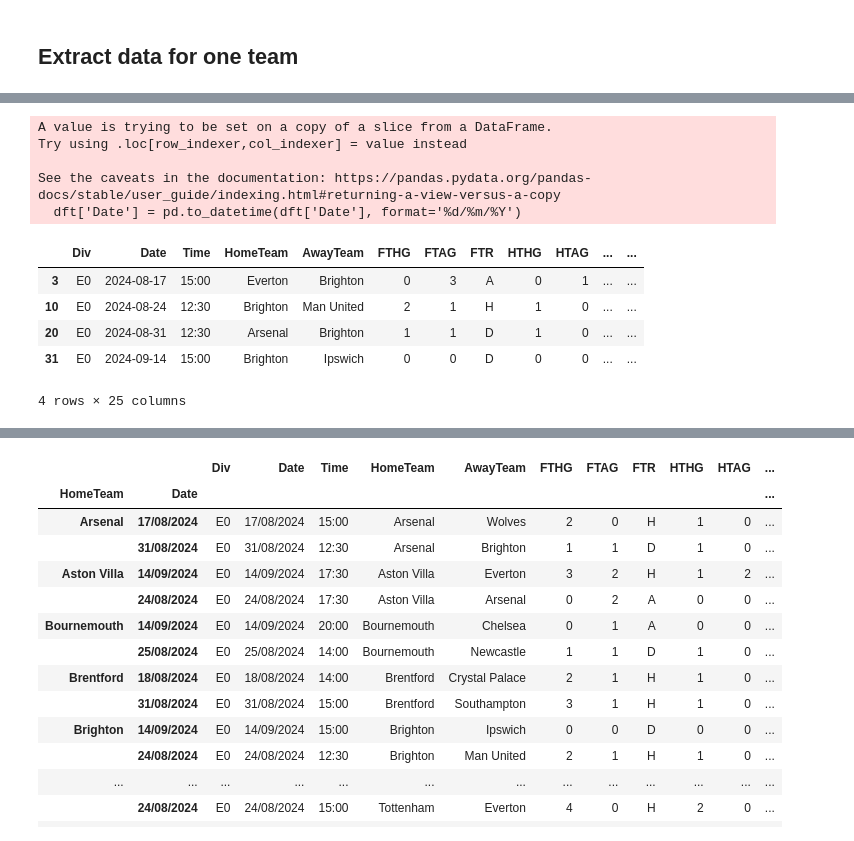
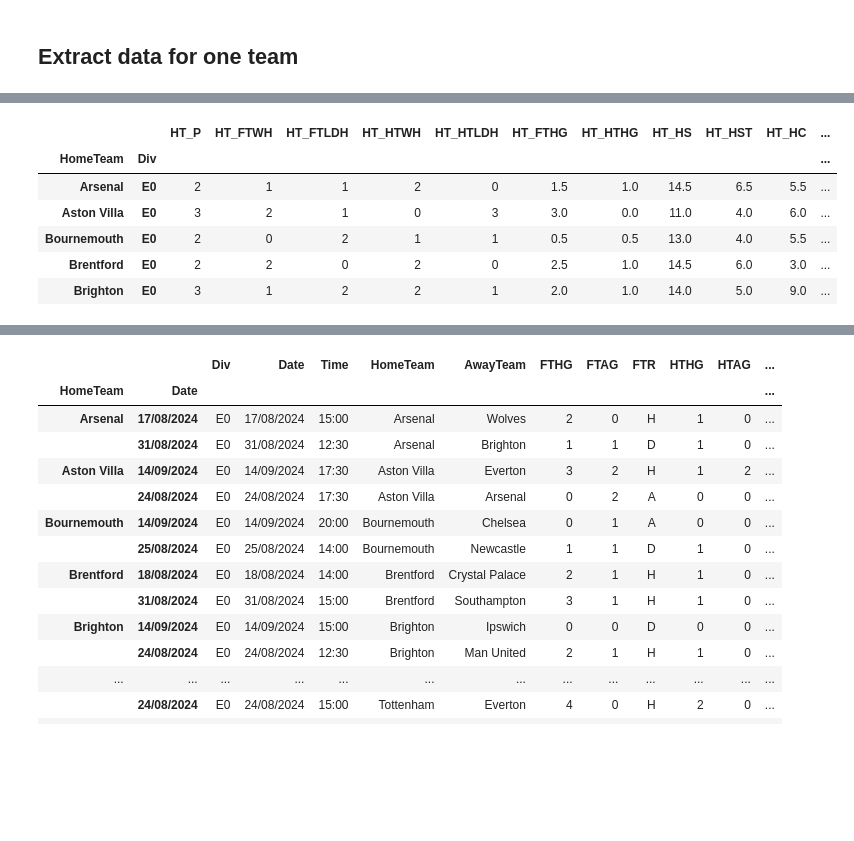
Before and after one commit to atozncoder/ai, a Jupyter notebook: Football-Data.co.uk.ipynb, the cells around one changed output, grey strips where cells are left out. Cells and saved outputs as stored; diff of their text form; code cells hidden in the pictures; blank space fills up the shorter version.

Commit message:
working on the data

```diff
--- a/Football-Data.co.uk.ipynb
+++ b/Football-Data.co.uk.ipynb
@@ -89,8 +57,3 @@ dft
 # %%
-dft['Date'] = pd.to_datetime(dft['Date'], format='%d/%m/%Y')
+# dft['Date'] = pd.to_datetime(dft['Date'], format='%d/%m/%Y')
+# dft = dft.sort_values(by = 'Date', ascending=True)
-# %% [output]
-A value is trying to be set on a copy of a slice from a DataFrame.
-Try using .loc[row_indexer,col_indexer] = value instead
-
-See the caveats in the documentation: https://pandas.pydata.org/pandas-docs/stable/user_guide/indexing.html#returning-a-view-versus-a-copy
-  dft['Date'] = pd.to_datetime(dft['Date'], format='%d/%m/%Y')
@@ -99,10 +59,0 @@ dft = dft.sort_values(by = 'Date', ascending=True)
-# %%
-dft['Home'] = dft.HomeTeam == team
-dft
-# %% [output]
-|  | Div | Date | Time | HomeTeam | AwayTeam | FTHG | FTAG | FTR | HTHG | HTAG | ... | ... |
-| 3 | E0 | 2024-08-17 | 15:00 | Everton | Brighton | 0 | 3 | A | 0 | 1 | ... | ... |
-| 10 | E0 | 2024-08-24 | 12:30 | Brighton | Man United | 2 | 1 | H | 1 | 0 | ... | ... |
-| 20 | E0 | 2024-08-31 | 12:30 | Arsenal | Brighton | 1 | 1 | D | 1 | 0 | ... | ... |
-| 31 | E0 | 2024-09-14 | 15:00 | Brighton | Ipswich | 0 | 0 | D | 0 | 0 | ... | ... |
-4 rows × 25 columns
@@ -131,3 +74,46 @@ dft
+# %%
+def num_of_wins(x):
+    return (x == 'H').sum()
+
+def num_of_not_wins(x):
+    return (x != 'H').sum()
+
+
+dfth = df.groupby(["HomeTeam", "Div"]).agg(
+    HT_P=('Div', 'count'),
+    HT_FTWH=('FTR', num_of_wins),
+    HT_FTLDH=('FTR', num_of_not_wins),
+    # HT_FTWDA=?
+    # HT_FTLA=?
+    HT_HTWH=('HTR', num_of_wins),
+    HT_HTLDH = ('HTR', num_of_not_wins),
+    # HT_HTWDA=?
+    # HT_HTLA=?
+    # HT_P=?
+    # HT_LYD=?
+    # HT_LYP=?
+    HT_FTHG=('FTHG', 'median'),
+    HT_HTHG=('HTHG', 'median'),
+    HT_HS=('HS', 'median'),
+    HT_HST=('HST', 'median'),
+    HT_HC=('HC', 'median'),
+    HT_HF=('HF', 'median'),
+    HT_HY=('HY', 'median'),
+    HT_HR=('HR', 'median'),
+    # HT_FTAG=?,
+    # HT_HTAG=?,
+
+
+)
+dfth.head()
+# %% [output]
+|  |  | HT_P | HT_FTWH | HT_FTLDH | HT_HTWH | HT_HTLDH | HT_FTHG | HT_HTHG | HT_HS | HT_HST | HT_HC | ... |
+| HomeTeam | Div |  |  |  |  |  |  |  |  |  |  | ... |
+| Arsenal | E0 | 2 | 1 | 1 | 2 | 0 | 1.5 | 1.0 | 14.5 | 6.5 | 5.5 | ... |
+| Aston Villa | E0 | 3 | 2 | 1 | 0 | 3 | 3.0 | 0.0 | 11.0 | 4.0 | 6.0 | ... |
+| Bournemouth | E0 | 2 | 0 | 2 | 1 | 1 | 0.5 | 0.5 | 13.0 | 4.0 | 5.5 | ... |
+| Brentford | E0 | 2 | 2 | 0 | 2 | 0 | 2.5 | 1.0 | 14.5 | 6.0 | 3.0 | ... |
+| Brighton | E0 | 3 | 1 | 2 | 2 | 1 | 2.0 | 1.0 | 14.0 | 5.0 | 9.0 | ... |
 # %% [markdown]
 ## What data is needed
 
```
Also changed, not shown: parts of 9 cells of this notebook.
